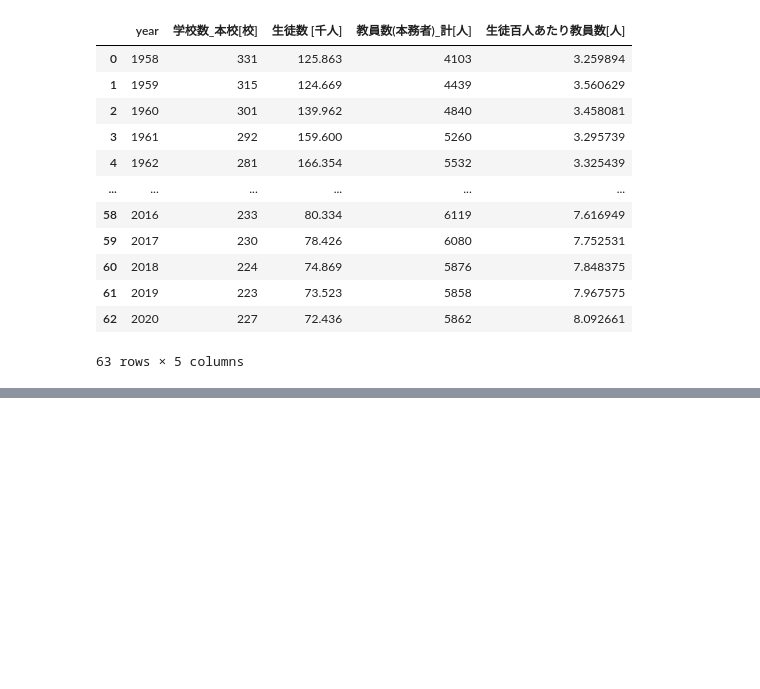
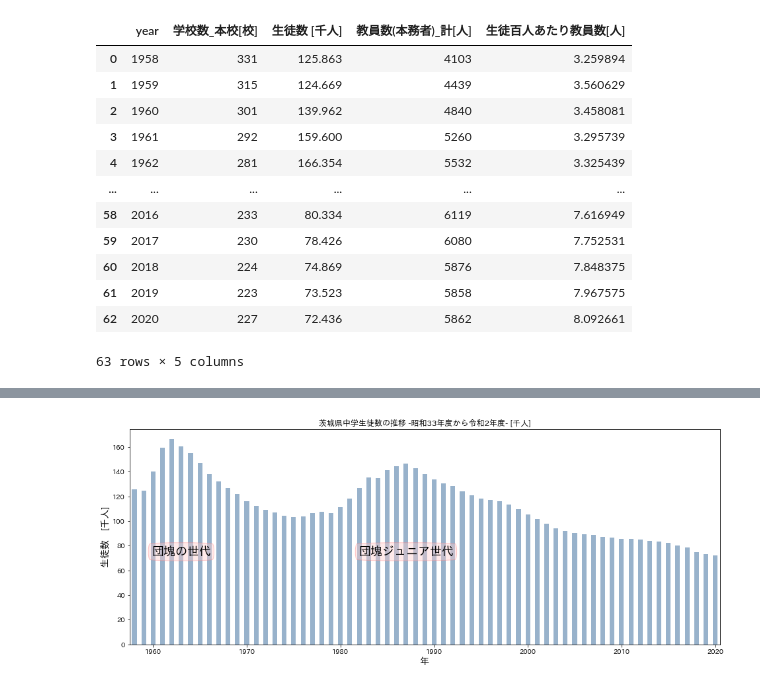
Before and after one commit to sa-ishi/Ibaraki-School-data, a Jupyter notebook: ibaraki_chuugaku.ipynb, the cells around one changed output, grey strips where cells are left out. Drawn from its saved outputs; the diff is of its cells as text; code cells hidden in the pictures; blank space fills up the shorter version.

```diff
--- a/ibaraki_chuugaku.ipynb
+++ b/ibaraki_chuugaku.ipynb
@@ -79,0 +120,20 @@ tyuugaku.describe() #統計データ
+# %%
+import matplotlib.patches as mpatches
+students = tyuugaku[['year', '生徒数 [千人]']]
+
+#plot
+xlabels = np.arange(1960, 1958+63, 10)
+students.plot(figsize=(16,6),  kind='bar', x = 'year', color=(0.2, 0.4, 0.6, 0.5),
+              title="茨城県中学生徒数の推移 -昭和33年度から令和2年度- [千人]", legend=False)
+plt.xlabel('年', fontsize=14)
+plt.xticks([2,12,22,32,42,52,62], xlabels, rotation='0')
+plt.ylabel('生徒数　[千人]', fontsize=14)
+plt.text(5,80, "団塊の世代", size=18,ha="center", va="top",
+         bbox=dict(boxstyle="round4",ec=(1., 0.5, 0.5), fc=(1., 0.8, 0.8),alpha=0.4))
+plt.text(29,80, "団塊ジュニア世代", size=18,ha="center", va="top",
+             bbox=dict(boxstyle="round4",ec=(1., 0.5, 0.5), fc=(1., 0.8, 0.8),alpha=0.4))
+
+plt.savefig("graph/茨城中学生徒数の推移round4.png")
+plt.show()
+# %% [output]
+[figure, added]
```
Also changed, not shown: parts of 13 cells of this notebook.
